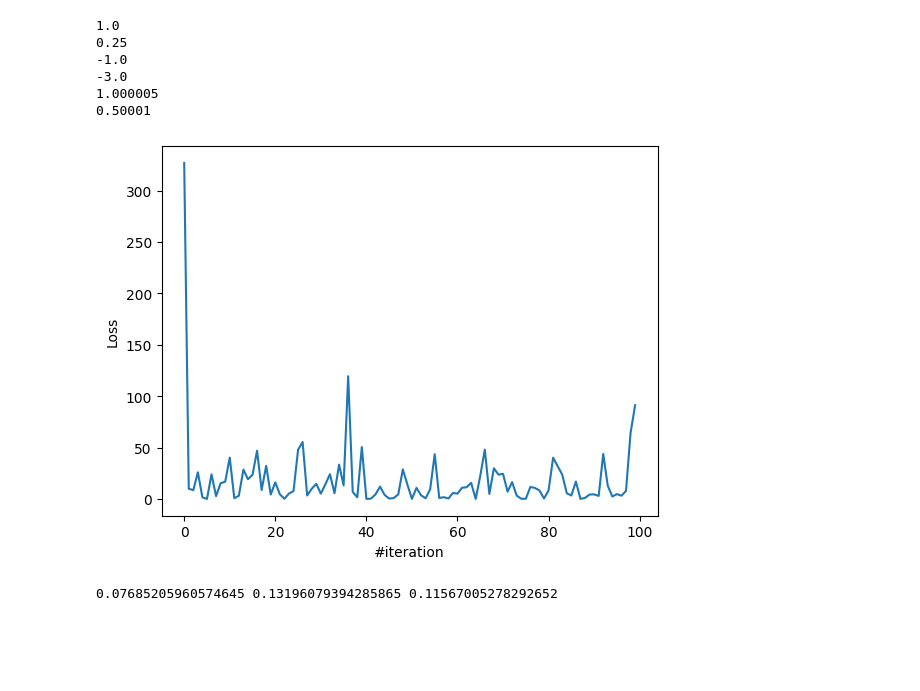
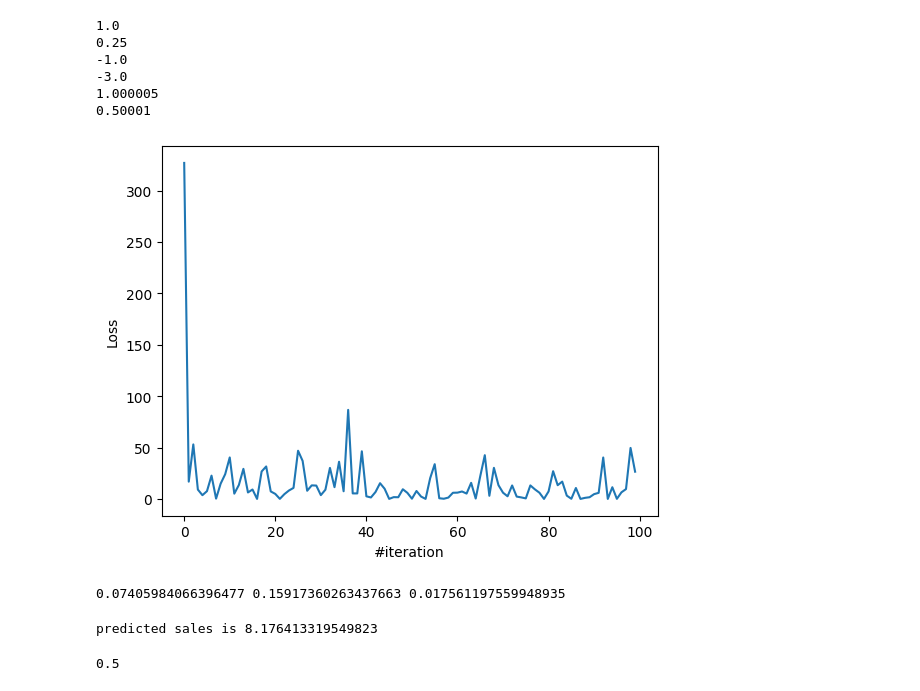
Before and after one commit to lbnm203/AIO-EXERCISE, a Jupyter notebook: Module4/Linear-Regression-W1/linear_regression_w1.ipynb, the cells around one changed output. Cells and saved outputs as stored; diff of their text form; code cells hidden in the pictures; blank space fills up the shorter version.

```diff
--- a/Module4/Linear-Regression-W1/linear_regression_w1.ipynb
+++ b/Module4/Linear-Regression-W1/linear_regression_w1.ipynb
@@ -43,12 +43,16 @@ def initialize_params():
 
 
 def predict(x1, x2, x3, w1, w2, w3, b):
-    result = w1*x1 + w2*x2 + w3*x3 + b
+    result = w1 * x1 + w2 * x2 + w3 * x3 + b
     return result
 
 
 def compute_loss_mse(y_hat, y):
     loss = (y_hat - y) ** 2
+    return loss
+
+def compute_loss_mae(y_hat, y):
+    loss = abs(y_hat - y)
     return loss
 
 
@@ -72,8 +76,8 @@ def update_weight_b(b, dl_db, lr):
     return b
 
 
-y = predict(x1=1, x2=1, x3=1, w1=0, w2=0.5, w3=0, b=0.5)
-print(y)
+yi = predict(x1=1, x2=1, x3=1, w1=0, w2=0.5, w3=0, b=0.5)
+print(yi)
 l = compute_loss(y_hat=1, y=0.5)
 print(l)
 g_wi = compute_gradient_wi(xi=1.0, y=1.0, y_hat=0.5)
@@ -111,7 +115,7 @@ def implement_linear_regression(X_data, y_data, epoch_max=50, lr=1e-5):
             y_hat = predict(x1, x2, x3, w1, w2, w3, b)
 
             # compute loss
-            loss = compute_loss_mse(y, y_hat)
+            loss = compute_loss_mse(y_hat, y)
 
             # compute gradient w1, w2, w3, b
             dl_dw1 = compute_gradient_wi(x1, y, y_hat)
@@ -122,7 +126,7 @@ def implement_linear_regression(X_data, y_data, epoch_max=50, lr=1e-5):
             # update parameters
             w1 = update_weight_wi(w1, dl_dw1, lr)
             w2 = update_weight_wi(w2, dl_dw2, lr)
-            w3 = update_weight_wi(w1, dl_dw1, lr)
+            w3 = update_weight_wi(w3, dl_dw3, lr)
             b = update_weight_b(b, dl_db, lr)
 
             losses.append(loss)
@@ -130,14 +134,28 @@ def implement_linear_regression(X_data, y_data, epoch_max=50, lr=1e-5):
     return (w1, w2, w3, b, losses)
 # %%
 X, y = prepare_data("data/advertising.csv")
-w1, w2, w3, b, losses = implement_linear_regression(X, y)
+(w1, w2, w3, b, losses) = implement_linear_regression(X, y)
 plt.plot(losses[:100])
 plt.xlabel("#iteration")
 plt.ylabel("Loss")
 plt.show()
+print(w1, w2, w3)
 # %% [output]
-[figure, old version]
+[figure, new version]
+0.07405984066396477 0.15917360263437663 0.017561197559948935
-# %%
-print(w1, w2, w3)
-# %% [output]
-0.07685205960574645 0.13196079394285865 0.11567005278292652
+# %%
+tv = 19.2
+radio = 35.9
+newspaper = 51.3
+
+X, y = prepare_data('data/advertising.csv')
+(w1, w2, w3, b, losses) = implement_linear_regression(X, y, epoch_max=50, lr=1e-5)
+sales = predict(tv, radio, newspaper, w1, w2, w3, b)
+print(f'predicted sales is {sales}')
+# %% [output]
+predicted sales is 8.176413319549823
+# %%
+l = compute_loss_mae(y_hat=1, y=0.5)
+print(l)
+# %% [output]
+0.5
```
Also changed, not shown: parts of 8 cells of this notebook.
